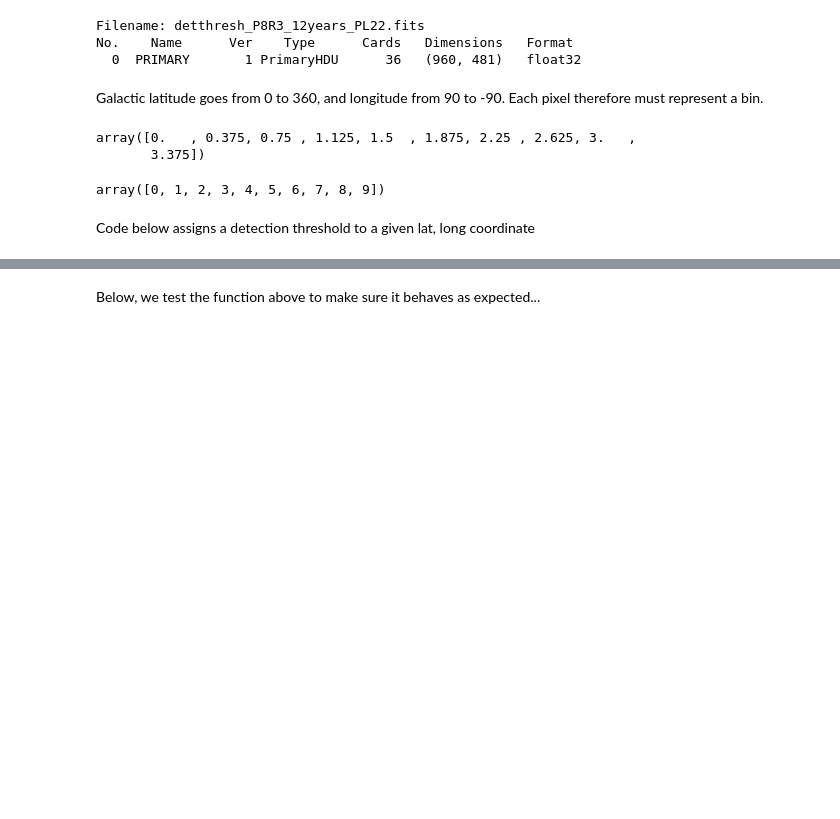
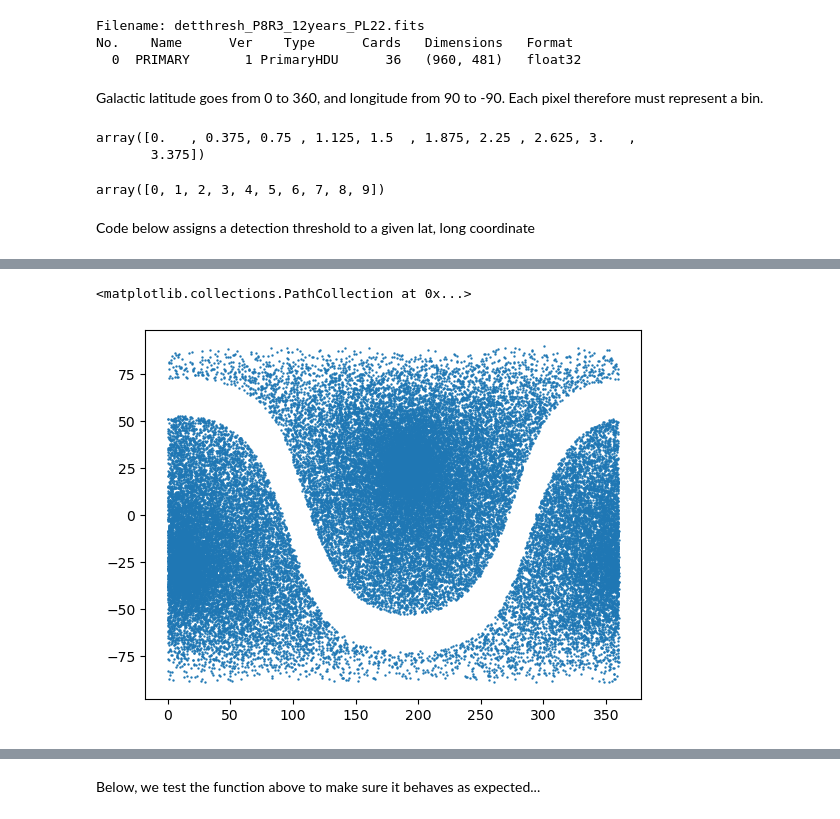
Before and after one commit to mctcampb/blazar_project, a Jupyter notebook: blazar_notebook.ipynb, the cells around one changed output, grey strips where cells are left out. Drawn from its saved outputs; the diff is of its cells as text; code cells hidden in the pictures; blank space fills up the shorter version.

```diff
--- a/blazar_notebook.ipynb
+++ b/blazar_notebook.ipynb
@@ -464,0 +514,7 @@ def assign_thresh(lat, long):
+# %%
+ra_rands, dec_rands = create_randoms('bll')
+# %%
+plt.scatter(ra_rands, dec_rands, s = 0.5)
+# %% [output]
+<matplotlib.collections.PathCollection at 0x...>
+[figure, added]
```
Also changed, not shown: parts of 88 cells of this notebook.
